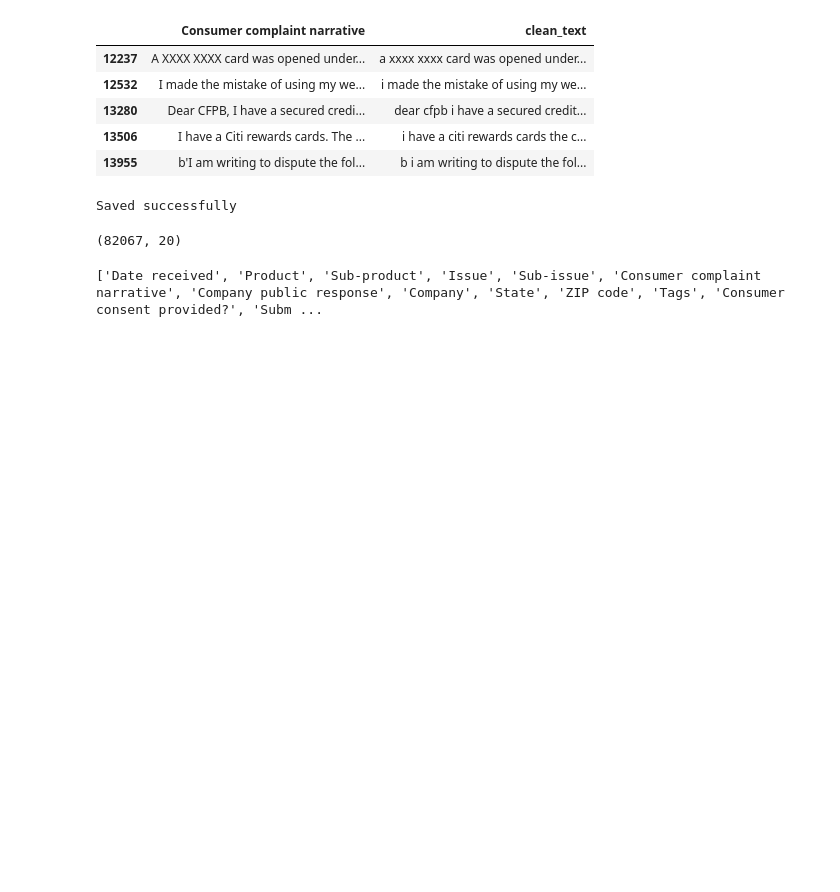
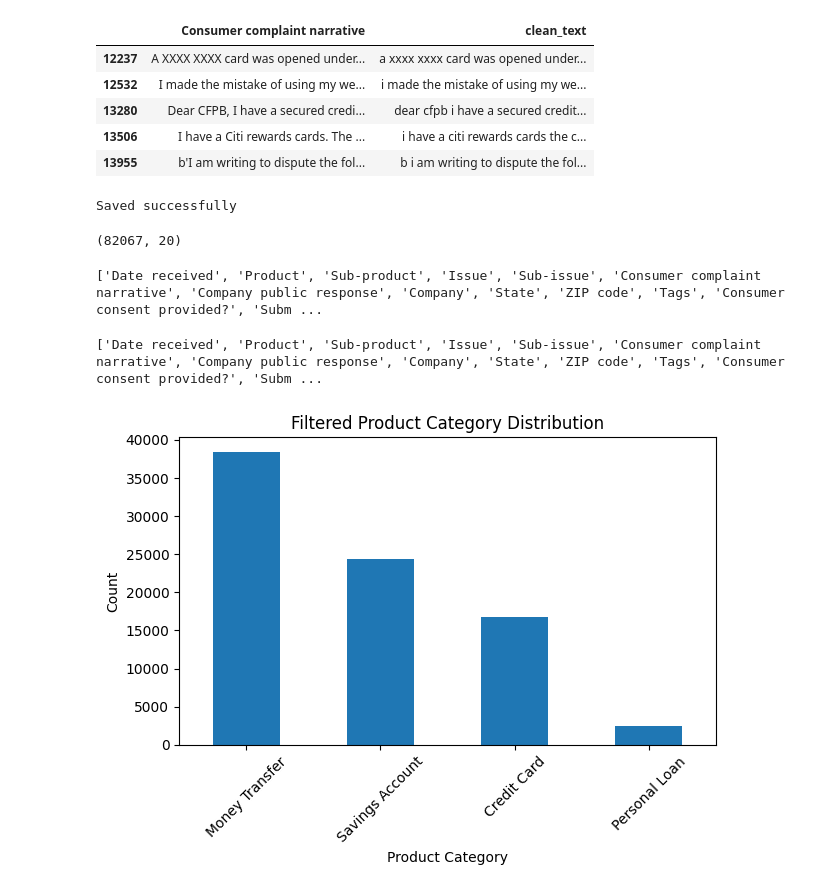
Before and after one commit to redietwogayehu/rag-complaint-chatbot, a Jupyter notebook: notebooks/task1_eda.ipynb, the cells around one changed output. Cells and saved outputs as stored; diff of their text form; code cells hidden in the pictures; blank space fills up the shorter version.

```diff
--- a/notebooks/task1_eda.ipynb
+++ b/notebooks/task1_eda.ipynb
@@ -193,3 +193,7 @@ df = pd.read_csv("../data/processed/filtered_complaints.csv")
 print(df.columns.tolist())
 # %% [output]
 ['Date received', 'Product', 'Sub-product', 'Issue', 'Sub-issue', 'Consumer complaint narrative', 'Company public response', 'Company', 'State', 'ZIP code', 'Tags', 'Consumer consent provided?', 'Subm ...
+# %%
+print(df.columns.tolist())
+# %% [output]
+['Date received', 'Product', 'Sub-product', 'Issue', 'Sub-issue', 'Consumer complaint narrative', 'Company public response', 'Company', 'State', 'ZIP code', 'Tags', 'Consumer consent provided?', 'Subm ...
@@ -195,0 +213,16 @@ print(df.columns.tolist())
+# %%
+df = pd.read_csv("../data/processed/filtered_complaints.csv")
+df.columns = df.columns.str.strip()
+# %%
+df["product_category"].value_counts().plot(kind="bar")
+
+import matplotlib.pyplot as plt
+
+plt.title("Filtered Product Category Distribution")
+plt.xlabel("Product Category")
+plt.ylabel("Count")
+plt.xticks(rotation=45)
+plt.tight_layout()
+plt.show()
+# %% [output]
+[figure, added]
```
Also changed, not shown: parts of 3 cells of this notebook, 8 other files.
